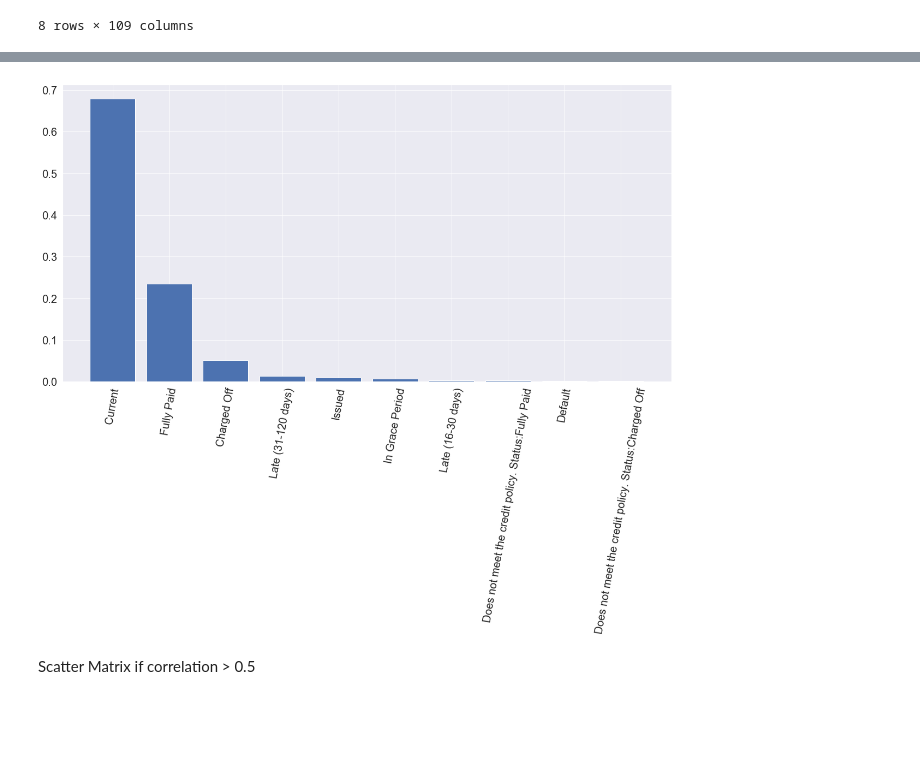
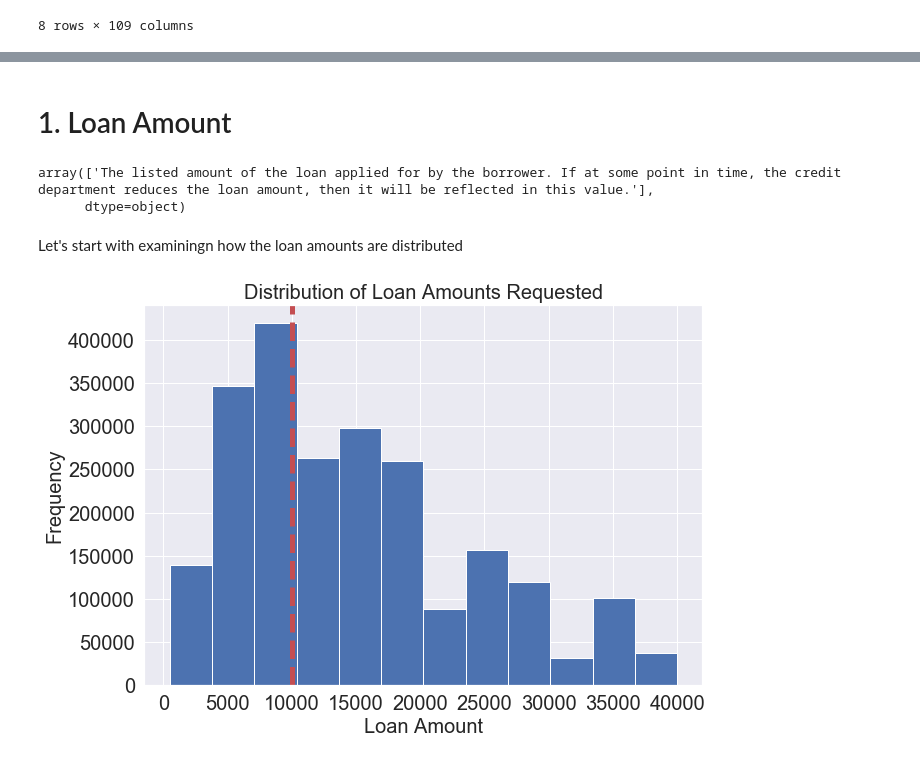
Before and after one commit to y-fawzy/load_default_prediction, a Jupyter notebook: notebooks/1-eda/1-eda_loan.ipynb, the cells around one changed output, grey strips where cells are left out. Drawn from its saved outputs; the diff is of its cells as text; code cells hidden in the pictures; blank space fills up the shorter version.

Commit message:
First Draft of eda code, report and started wrangling notebook

```diff
--- a/notebooks/1-eda/1-eda_loan.ipynb
+++ b/notebooks/1-eda/1-eda_loan.ipynb
@@ -6,4 +8,4 @@ import numpy as np
 sns.set()
 # %%
-loan_data=pd.read_csv("C:\\Users\\yfawz\\OneDrive\\Desktop\\capstone_2\\data\\raw\\loan.csv", low_memory=False)
+loan_data=pd.read_csv("C:\\Users\\yfawz\\OneDrive\\Desktop\\load_default_prediction\\data\\raw\\loan.csv", low_memory=False)
 # %%
@@ -221,9 +82,22 @@ plt.yticks(size=20);
-# %%
-plt.figure(figsize=[20,10])
-plt.bar(x=loan_data['loan_status'][2:].value_counts().index, height=loan_data['loan_status'][2:].value_counts(normalize=True))
-plt.xticks(rotation=80, size=20)
-plt.yticks(size=20);
-# %% [output]
-[figure, removed]
-# %% [markdown]
-Scatter Matrix if correlation > 0.5
+# %% [markdown]
+# 1. Loan Amount
+# %%
+feature_desc[feature_desc['LoanStatNew']=="loan_amnt"]['Description'].values
+# %% [output]
+array(['The listed amount of the loan applied for by the borrower. If at some point in time, the credit department reduces the loan amount, then it will be reflected in this value.'],
+      dtype=object)
+# %% [markdown]
+Let's start with examiningn how the loan amounts are distributed
+# %%
+#plotting loan amounts requested
+plt.figure(figsize=[10,7])
+plt.hist(loan_data.loan_amnt, bins=12)
+plt.xticks(size=20)
+plt.yticks(size=20)
+plt.axvline(10000, color='r', linestyle="--", linewidth=5)
+
+plt.title("Distribution of Loan Amounts Requested",size=20)
+plt.xlabel("Loan Amount",size=20)
+plt.ylabel("Frequency",size=20);
+# %% [output]
+[figure, added]
```
Also changed, not shown: parts of 150 cells of this notebook, 2 other files.
